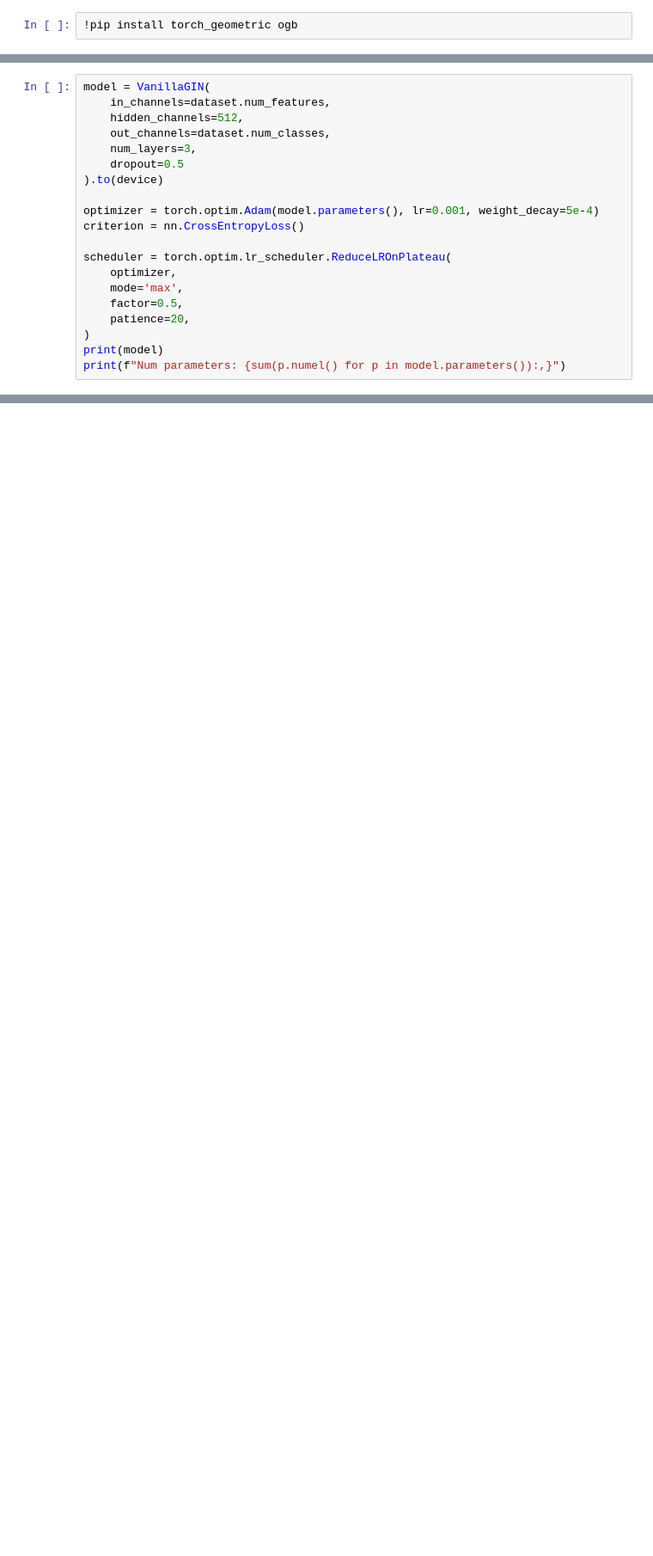
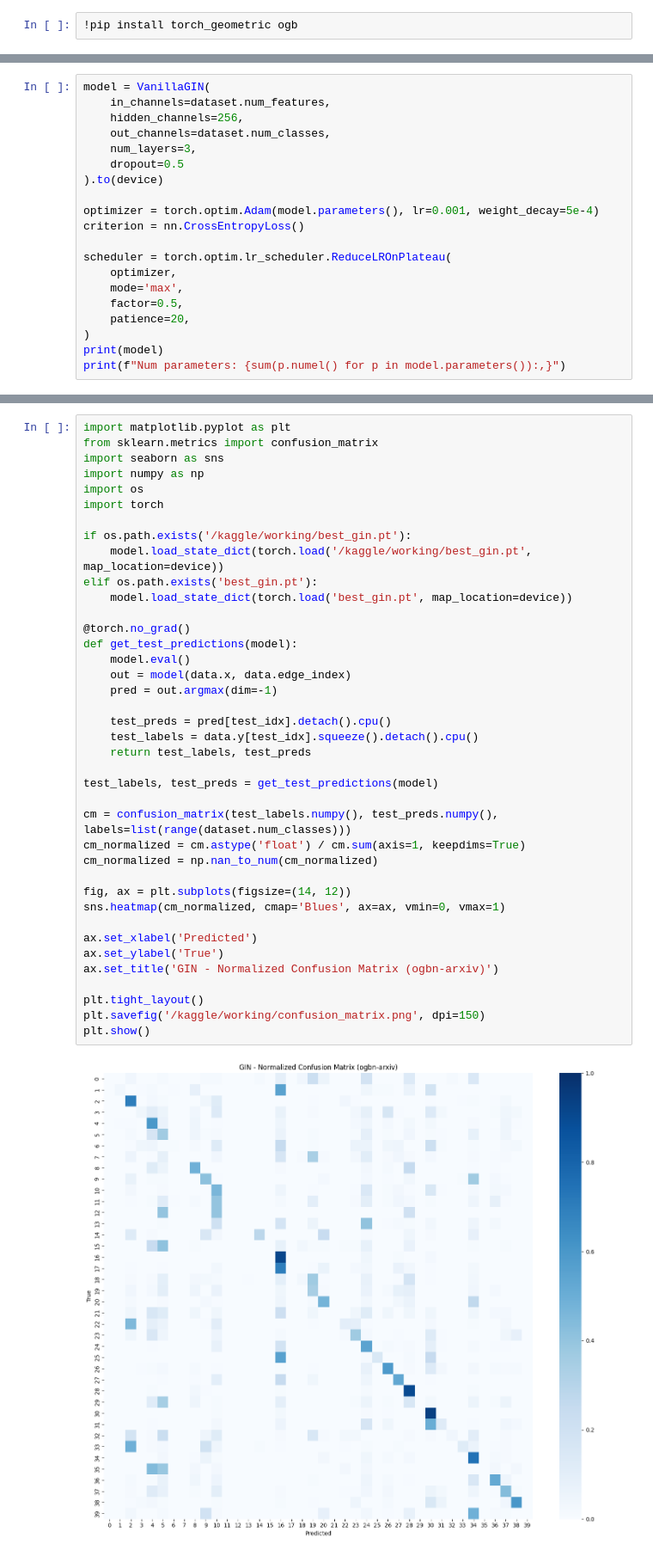
Before and after one commit to zinebzekh/INF8225_Equipe19, a Jupyter notebook: GIN/Node_Property_Prediction/node_property_prediction_GIN_1.ipynb, the cells around one changed output, grey strips where cells are left out. Shown at 86% size. Saved outputs shown, nothing was run; the diff lists cells and outputs as text; blank space fills up the shorter version.

```diff
--- a/GIN/Node_Property_Prediction/node_property_prediction_GIN_1.ipynb
+++ b/GIN/Node_Property_Prediction/node_property_prediction_GIN_1.ipynb
@@ -107,7 +120,7 @@ def evaluate(model):
 # %%
 model = VanillaGIN(
     in_channels=dataset.num_features,
-    hidden_channels=512,
+    hidden_channels=256,
     out_channels=dataset.num_classes,
     num_layers=3,
     dropout=0.5
@@ -163,0 +294,41 @@ print(f"Best Test Acc: {best_test_acc:.4f}")
+# %%
+import matplotlib.pyplot as plt
+from sklearn.metrics import confusion_matrix
+import seaborn as sns
+import numpy as np
+import os
+import torch
+
+if os.path.exists('/kaggle/working/best_gin.pt'):
+    model.load_state_dict(torch.load('/kaggle/working/best_gin.pt', map_location=device))
+elif os.path.exists('best_gin.pt'):
+    model.load_state_dict(torch.load('best_gin.pt', map_location=device))
+
+@torch.no_grad()
+def get_test_predictions(model):
+    model.eval()
+    out = model(data.x, data.edge_index)
+    pred = out.argmax(dim=-1)
+
+    test_preds = pred[test_idx].detach().cpu()
+    test_labels = data.y[test_idx].squeeze().detach().cpu()
+    return test_labels, test_preds
+
+test_labels, test_preds = get_test_predictions(model)
+
+cm = confusion_matrix(test_labels.numpy(), test_preds.numpy(), labels=list(range(dataset.num_classes)))
+cm_normalized = cm.astype('float') / cm.sum(axis=1, keepdims=True)
+cm_normalized = np.nan_to_num(cm_normalized)
+
+fig, ax = plt.subplots(figsize=(14, 12))
+sns.heatmap(cm_normalized, cmap='Blues', ax=ax, vmin=0, vmax=1)
+
+ax.set_xlabel('Predicted')
+ax.set_ylabel('True')
+ax.set_title('GIN - Normalized Confusion Matrix (ogbn-arxiv)')
+
+plt.tight_layout()
+plt.savefig('/kaggle/working/confusion_matrix.png', dpi=150)
+plt.show()
+# %% [output]
+[figure, added]
```
Also changed, not shown: parts of 5 cells of this notebook, 9 other files.
